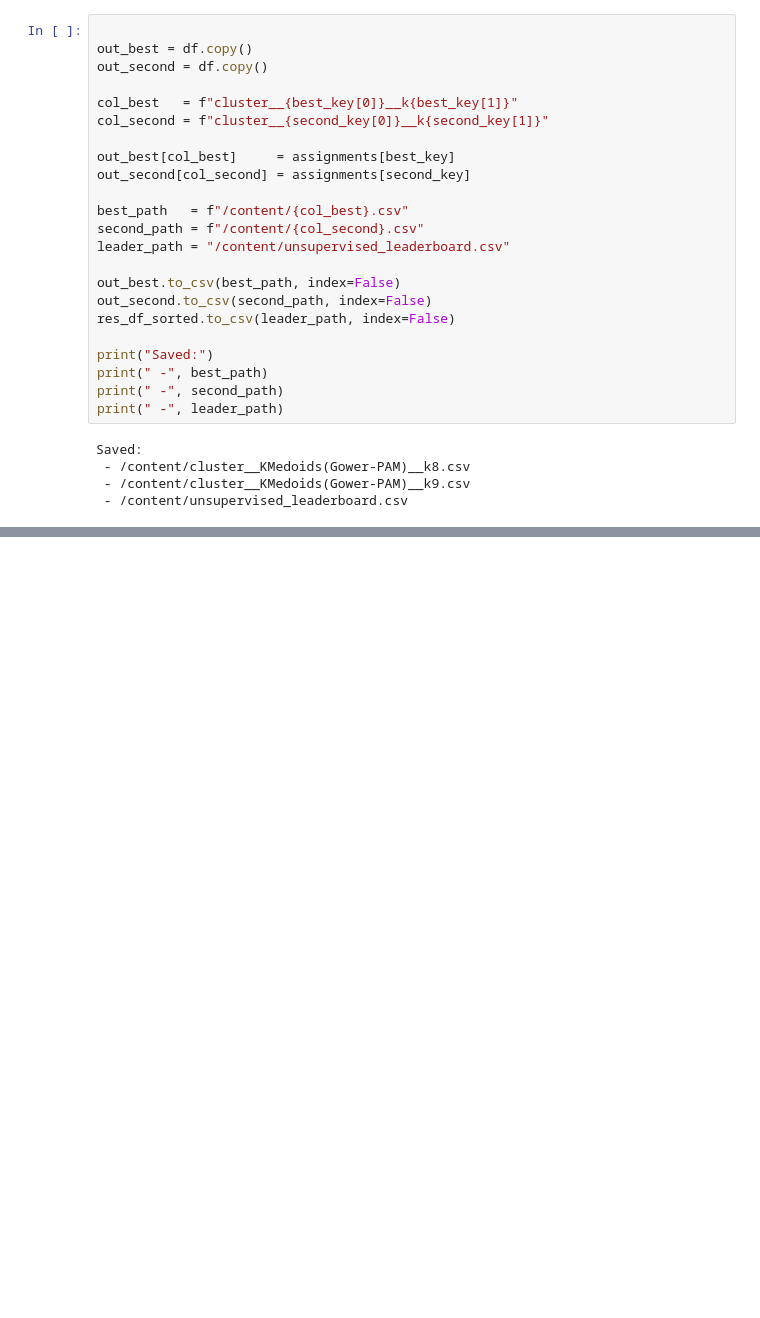
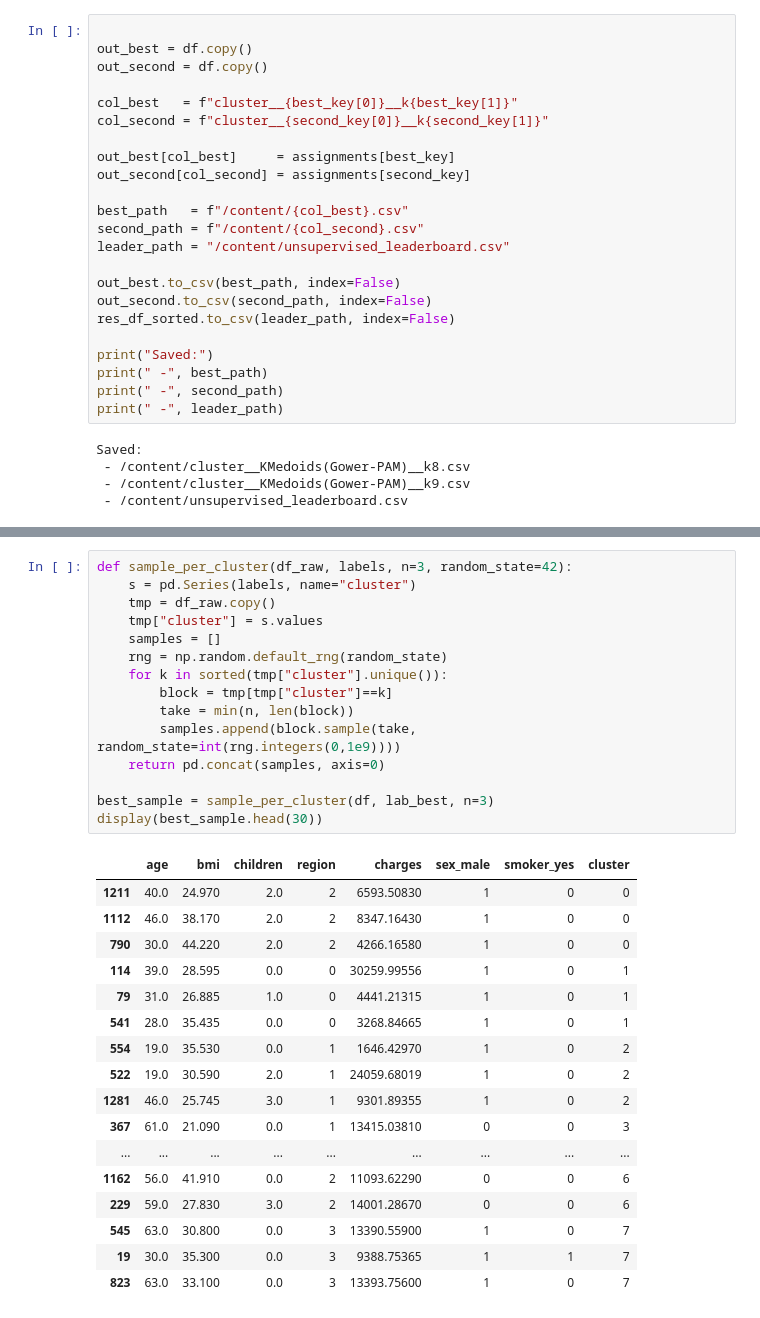
Before and after one commit to yosriawedi/ML-Project-Insurance, a Jupyter notebook: unsupervised.ipynb, the cells around one changed output, grey strips where cells are left out. Saved outputs shown, nothing was run; the diff lists cells and outputs as text; blank space fills up the shorter version.

```diff
--- a/unsupervised.ipynb
+++ b/unsupervised.ipynb
@@ -471,0 +544,33 @@ Saved:
+# %%
+def sample_per_cluster(df_raw, labels, n=3, random_state=42):
+    s = pd.Series(labels, name="cluster")
+    tmp = df_raw.copy()
+    tmp["cluster"] = s.values
+    samples = []
+    rng = np.random.default_rng(random_state)
+    for k in sorted(tmp["cluster"].unique()):
+        block = tmp[tmp["cluster"]==k]
+        take = min(n, len(block))
+        samples.append(block.sample(take, random_state=int(rng.integers(0,1e9))))
+    return pd.concat(samples, axis=0)
+
+best_sample = sample_per_cluster(df, lab_best, n=3)
+display(best_sample.head(30))
+# %% [output]
+|  | age | bmi | children | region | charges | sex_male | smoker_yes | cluster |
+| 1211 | 40.0 | 24.970 | 2.0 | 2 | 6593.50830 | 1 | 0 | 0 |
+| 1112 | 46.0 | 38.170 | 2.0 | 2 | 8347.16430 | 1 | 0 | 0 |
+| 790 | 30.0 | 44.220 | 2.0 | 2 | 4266.16580 | 1 | 0 | 0 |
+| 114 | 39.0 | 28.595 | 0.0 | 0 | 30259.99556 | 1 | 0 | 1 |
+| 79 | 31.0 | 26.885 | 1.0 | 0 | 4441.21315 | 1 | 0 | 1 |
+| 541 | 28.0 | 35.435 | 0.0 | 0 | 3268.84665 | 1 | 0 | 1 |
+| 554 | 19.0 | 35.530 | 0.0 | 1 | 1646.42970 | 1 | 0 | 2 |
+| 522 | 19.0 | 30.590 | 2.0 | 1 | 24059.68019 | 1 | 0 | 2 |
+| 1281 | 46.0 | 25.745 | 3.0 | 1 | 9301.89355 | 1 | 0 | 2 |
+| 367 | 61.0 | 21.090 | 0.0 | 1 | 13415.03810 | 0 | 0 | 3 |
+| ... | ... | ... | ... | ... | ... | ... | ... | ... |
+| 1162 | 56.0 | 41.910 | 0.0 | 2 | 11093.62290 | 0 | 0 | 6 |
+| 229 | 59.0 | 27.830 | 3.0 | 2 | 14001.28670 | 0 | 0 | 6 |
+| 545 | 63.0 | 30.800 | 0.0 | 3 | 13390.55900 | 1 | 0 | 7 |
+| 19 | 30.0 | 35.300 | 0.0 | 3 | 9388.75365 | 1 | 1 | 7 |
+| 823 | 63.0 | 33.100 | 0.0 | 3 | 13393.75600 | 1 | 0 | 7 |
```
Also changed, not shown: parts of 5 cells of this notebook.
